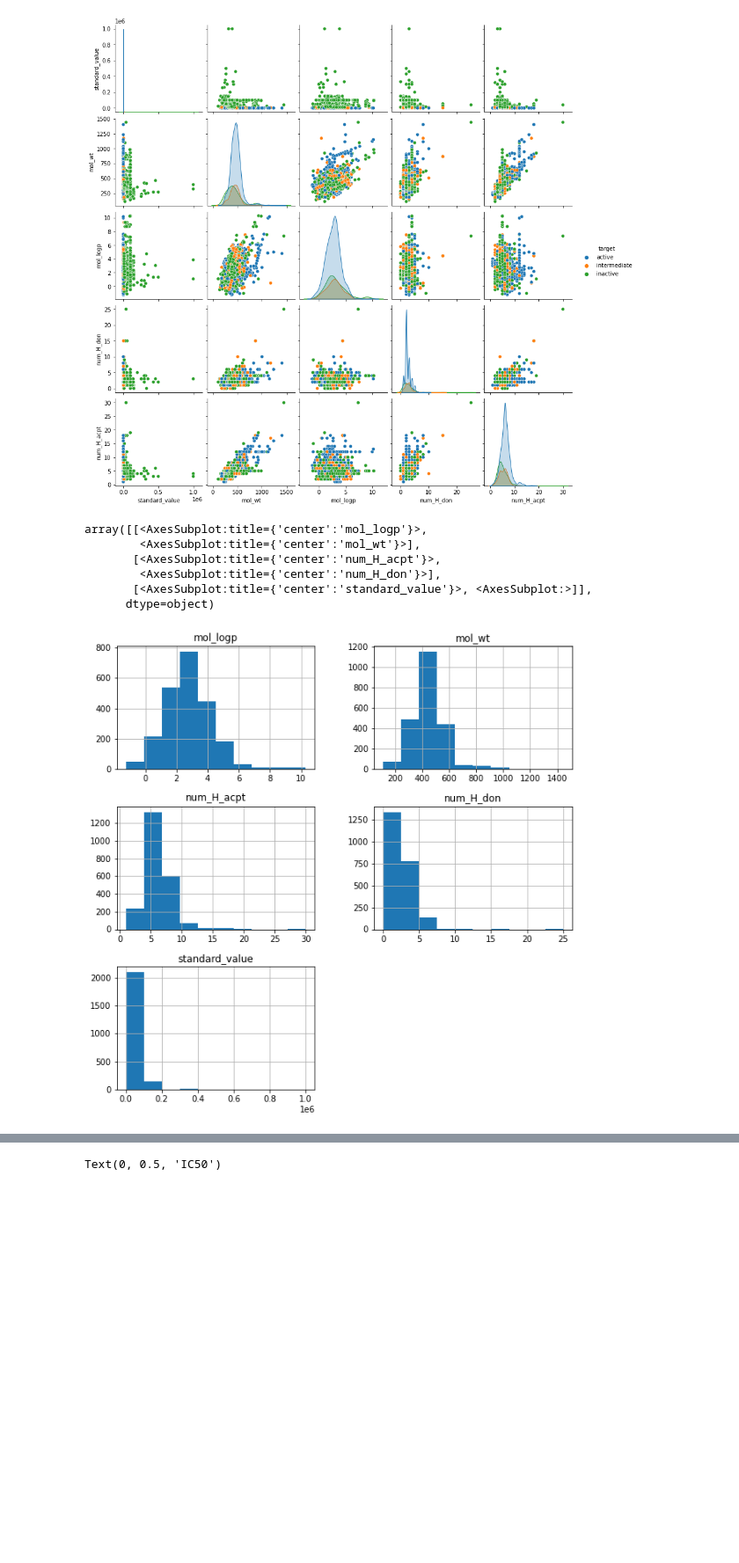
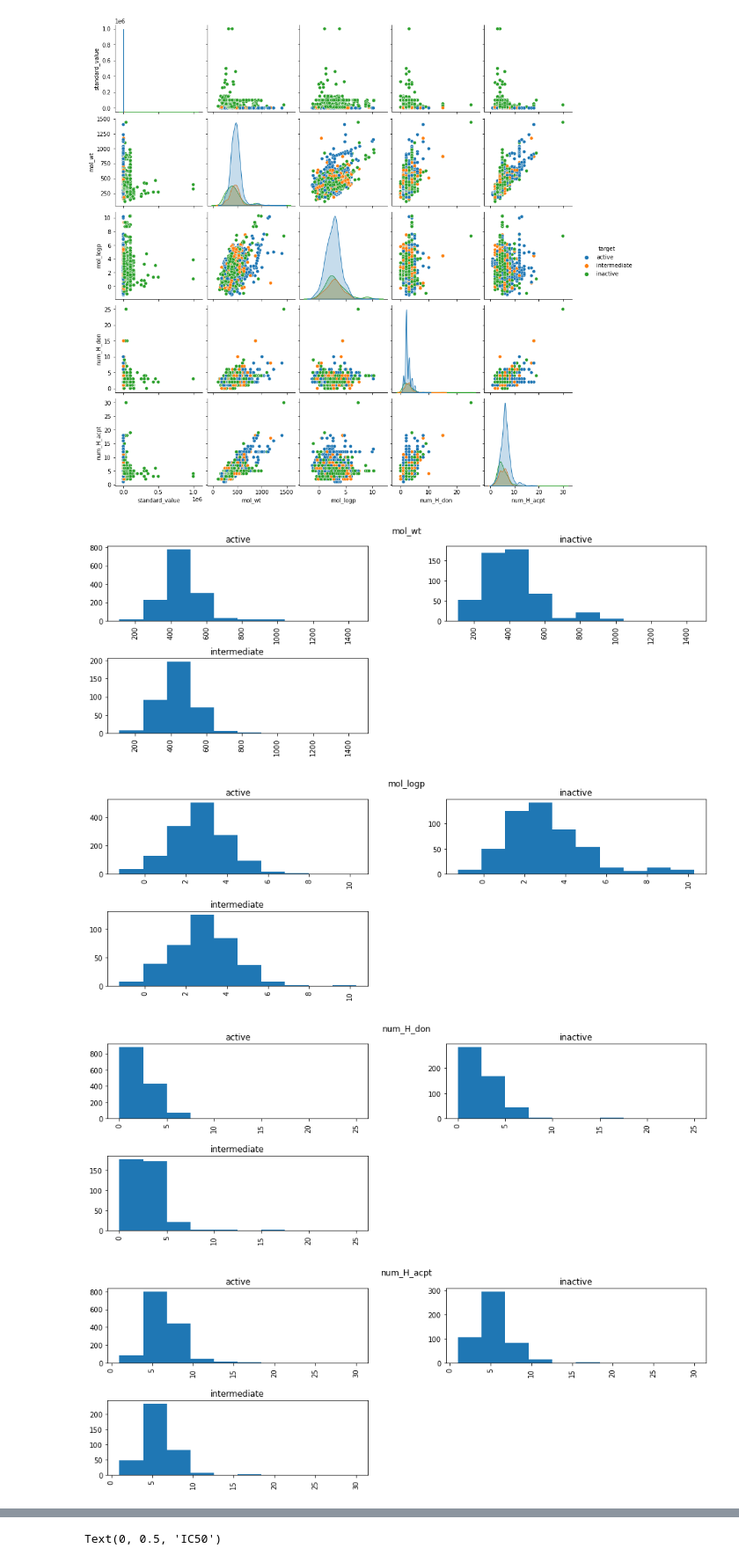
Before and after one commit to clreiner/MMP9DrugDiscovery, a Jupyter notebook: Drug_discovery.ipynb, the cells around one changed output, grey strips where cells are left out. Shown at 88% size. Cells and saved outputs as stored; diff of their text form; code cells hidden in the pictures; blank space fills up the shorter version.

```diff
--- a/Drug_discovery.ipynb
+++ b/Drug_discovery.ipynb
@@ -310,15 +329,16 @@ sns.pairplot(mmp_basic, hue='target')
 <seaborn.axisgrid.PairGrid at 0x...>
 [figure]
 # %%
-mmp_basic.hist(figsize=(10,10))
+columns = mmp_basic.columns[4:]
+for column in columns:
+    mmp_basic.hist(column=column, by='target', figsize=(15,5),
+                   range=(mmp_basic[column].min(), mmp_basic[column].max()))
+    plt.suptitle(column)
 # %% [output]
-array([[<AxesSubplot:title={'center':'mol_logp'}>,
-        <AxesSubplot:title={'center':'mol_wt'}>],
-       [<AxesSubplot:title={'center':'num_H_acpt'}>,
-        <AxesSubplot:title={'center':'num_H_don'}>],
-       [<AxesSubplot:title={'center':'standard_value'}>, <AxesSubplot:>]],
-      dtype=object)
-[figure, old version]
+[figure, new version]
+[figure, added]
+[figure, added]
+[figure, added]
 # %%
 mmp_basic.to_csv('datasets/mmp_basic_lipinski.csv')
 # %%
```
Also changed, not shown: parts of 52 cells of this notebook, 3 other files.
